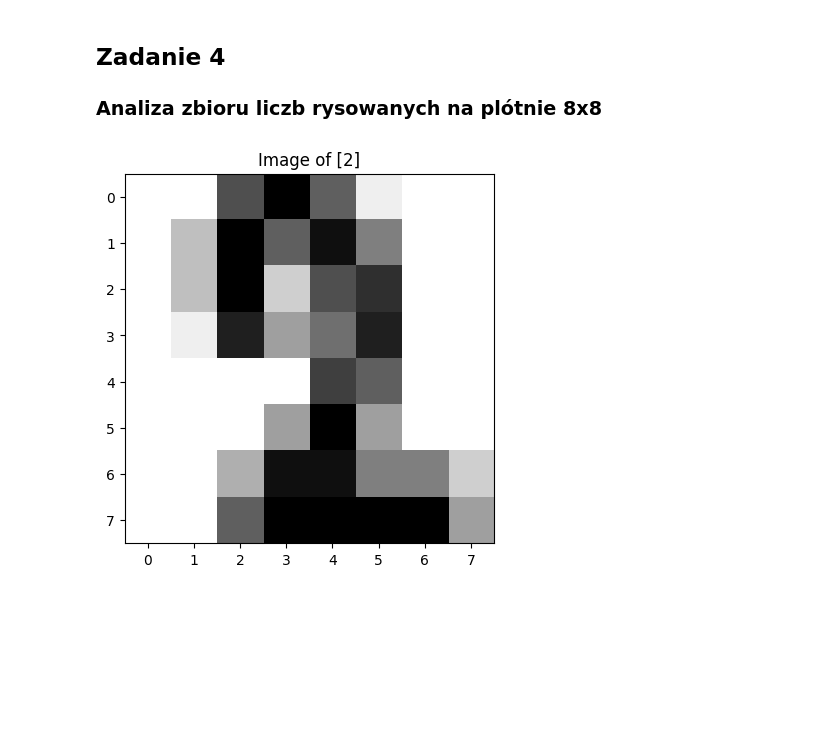
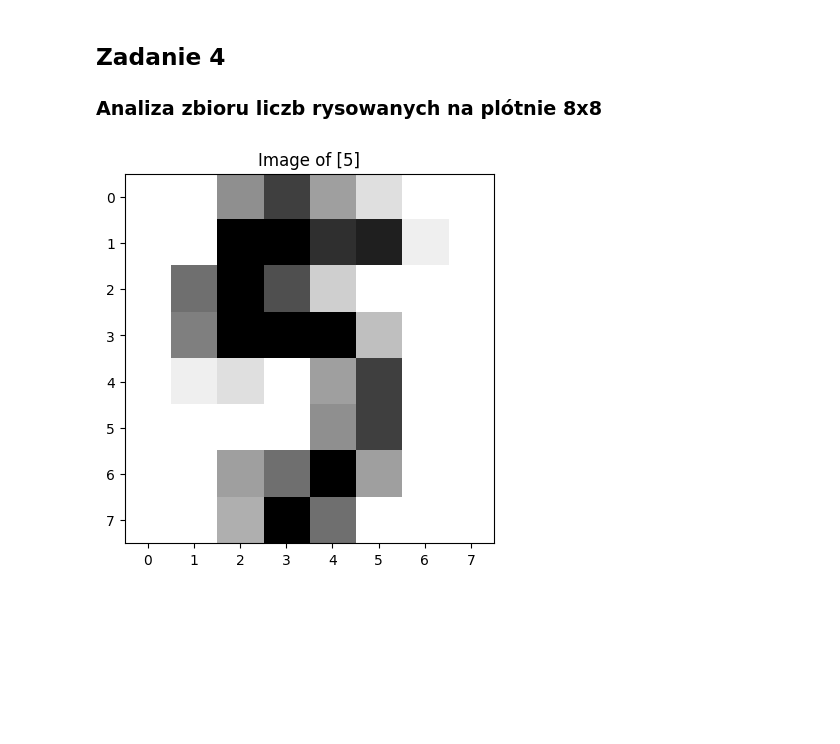
Before and after one commit to Mabuza713/ArtificialInteligence, a Jupyter notebook: Lista2Zadanie4/DigitsAnalisys.ipynb, the cells around one changed output. Saved outputs shown, nothing was run; the diff lists cells and outputs as text; code cells hidden in the pictures.

```diff
--- a/Lista2Zadanie4/DigitsAnalisys.ipynb
+++ b/Lista2Zadanie4/DigitsAnalisys.ipynb
@@ -8,10 +8,10 @@ import random
 # %%
 x_train, y_train = load_dataset('train.txt')
 
 # Przyklad liczby, procesowanej
-plot_number_using_vector(x_train[5], y_train[5])
+plot_number_using_vector(x_train[13], y_train[13])
 # %% [output]
-[figure, old version]
+[figure, new version]
 # %% [markdown]
 
 <br>
```
Also changed, not shown: parts of 4 cells of this notebook, 6 other files.
